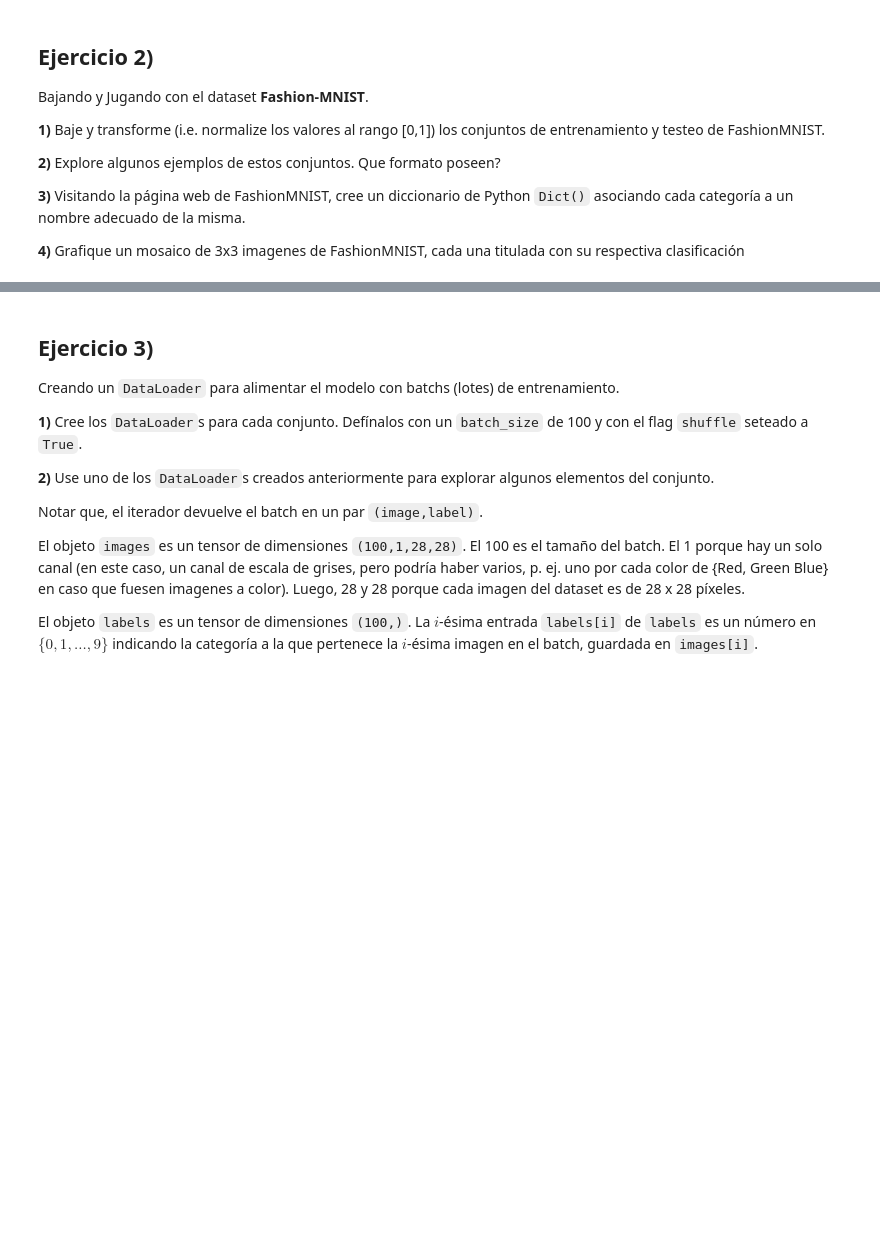
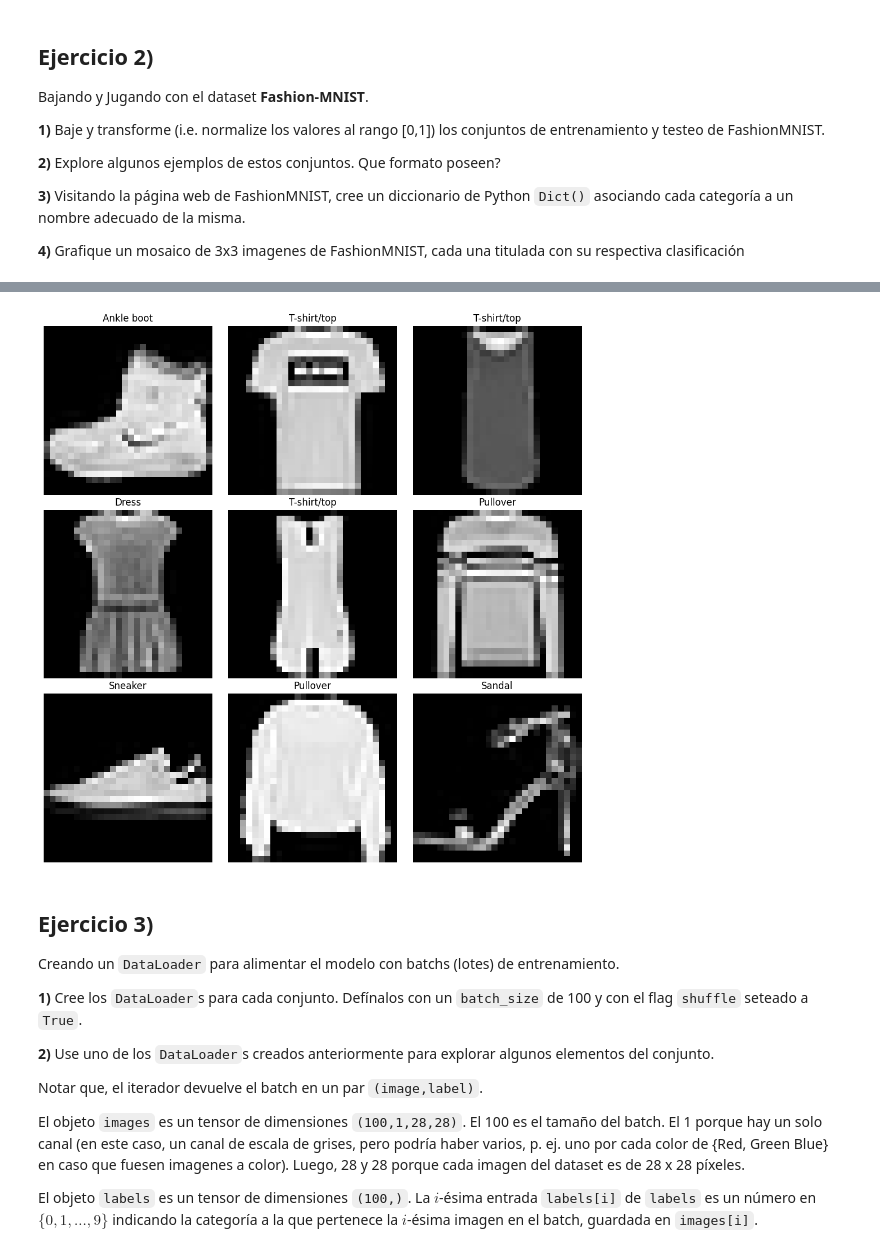
Before and after one commit to AdolfoBanchio/Redes-neuronales-2024, a Jupyter notebook: guias_ejercicios/redes_neuronales_2024_guia_12.ipynb, the cells around one changed output, grey strips where cells are left out. Saved outputs shown, nothing was run; the diff lists cells and outputs as text; code cells hidden in the pictures; blank space fills up the shorter version.

```diff
--- a/guias_ejercicios/redes_neuronales_2024_guia_12.ipynb
+++ b/guias_ejercicios/redes_neuronales_2024_guia_12.ipynb
@@ -108,0 +90,7 @@ Extracting MNIST_data/FashionMNIST/raw/t10k-labels-idx1-ubyte.gz to MNIST_data/F
+# %%
+# 2.1)
+# get the MNIST dataset from pytorch
+transformer = transforms.ToTensor()
+fashion_dataset = datasets.FashionMNIST(root='/content/fashion/',train=True, download=True, transform=transformer)
+
+validation_dataset = datasets.FashionMNIST(root='/content/fashion/',train=False, download=True, transform=transformer)
@@ -108,0 +123,13 @@ Extracting MNIST_data/FashionMNIST/raw/t10k-labels-idx1-ubyte.gz to MNIST_data/F
+# %%
+fashion_categories = {
+    0: "T-shirt/top",
+    1: "Trouser",
+    2: "Pullover",
+    3: "Dress",
+    4: "Coat",
+    5: "Sandal",
+    6: "Shirt",
+    7: "Sneaker",
+    8:	"Bag",
+    9:	"Ankle boot"
+}
@@ -109,3 +157,17 @@ Extracting MNIST_data/FashionMNIST/raw/t10k-labels-idx1-ubyte.gz to MNIST_data/F
+# %%
+sample_clothes = fashion_dataset.data[0:9]
+sample_labels = fashion_dataset.targets[0:9].detach().numpy()
+
+fig, axes = plt.subplots(3,3,figsize=(10,10))
+for i in range(3):
+  for j in range(3):
+    axes[i][j].imshow(sample_clothes[3*i+j],cmap='gray')
+    axes[i][j].set_title(fashion_categories[sample_labels[3*i+j]])
+    axes[i][j].axis('off')
+    plt.tight_layout()
+plt.show()
+# %% [output]
+[figure, added]
 # %% [markdown]
 ## Ejercicio 3)
 
```
Also changed, not shown: parts of 20 cells of this notebook.
